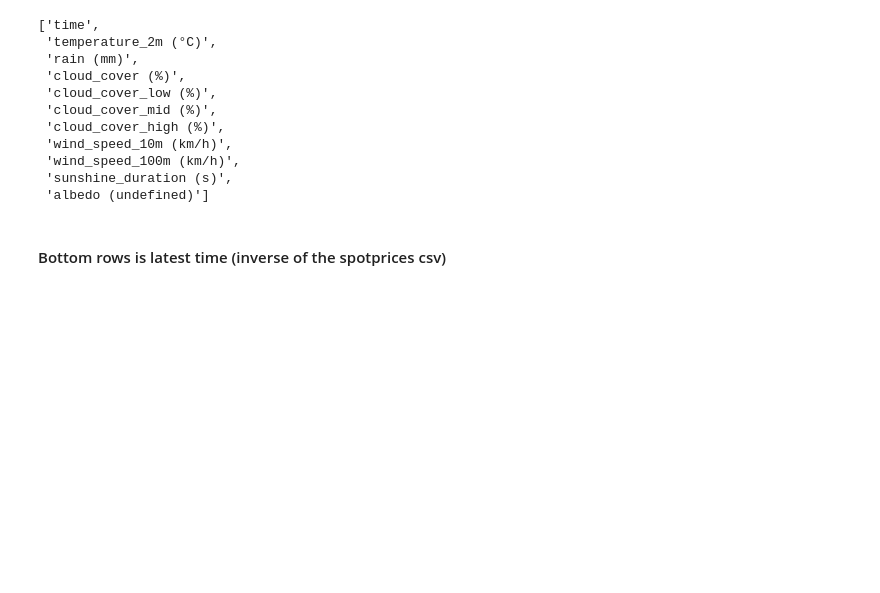
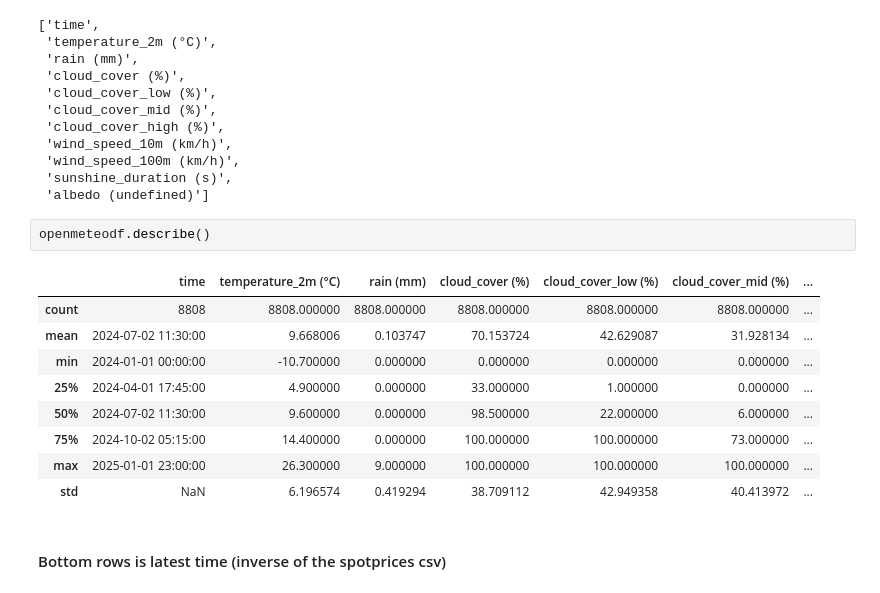
Before and after one commit to JonasSinjan/officeWindowPowerForecast, a Jupyter notebook: load.ipynb, the cells around one changed output. Saved outputs shown, nothing was run; the diff lists cells and outputs as text; blank space fills up the shorter version.

Commit message:
add load_dfs func and .info and .describe in load nb

```diff
--- a/load.ipynb
+++ b/load.ipynb
@@ -89,6 +137,18 @@ openmeteodf.columns.tolist()
  'wind_speed_100m (km/h)',
  'sunshine_duration (s)',
  'albedo (undefined)']
+# %%
+openmeteodf.describe()
+# %% [output]
+|  | time | temperature_2m (°C) | rain (mm) | cloud_cover (%) | cloud_cover_low (%) | cloud_cover_mid (%) | ... |
+| count | 8808 | 8808.000000 | 8808.000000 | 8808.000000 | 8808.000000 | 8808.000000 | ... |
+| mean | 2024-07-02 11:30:00 | 9.668006 | 0.103747 | 70.153724 | 42.629087 | 31.928134 | ... |
+| min | 2024-01-01 00:00:00 | -10.700000 | 0.000000 | 0.000000 | 0.000000 | 0.000000 | ... |
+| 25% | 2024-04-01 17:45:00 | 4.900000 | 0.000000 | 33.000000 | 1.000000 | 0.000000 | ... |
+| 50% | 2024-07-02 11:30:00 | 9.600000 | 0.000000 | 98.500000 | 22.000000 | 6.000000 | ... |
+| 75% | 2024-10-02 05:15:00 | 14.400000 | 0.000000 | 100.000000 | 100.000000 | 73.000000 | ... |
+| max | 2025-01-01 23:00:00 | 26.300000 | 9.000000 | 100.000000 | 100.000000 | 100.000000 | ... |
+| std | NaN | 6.196574 | 0.419294 | 38.709112 | 42.949358 | 40.413972 | ... |
 # %% [markdown]
 #### Bottom rows is latest time (inverse of the spotprices csv)
 # %%
```
Also changed, not shown: parts of 3 cells of this notebook, 1 other file.
